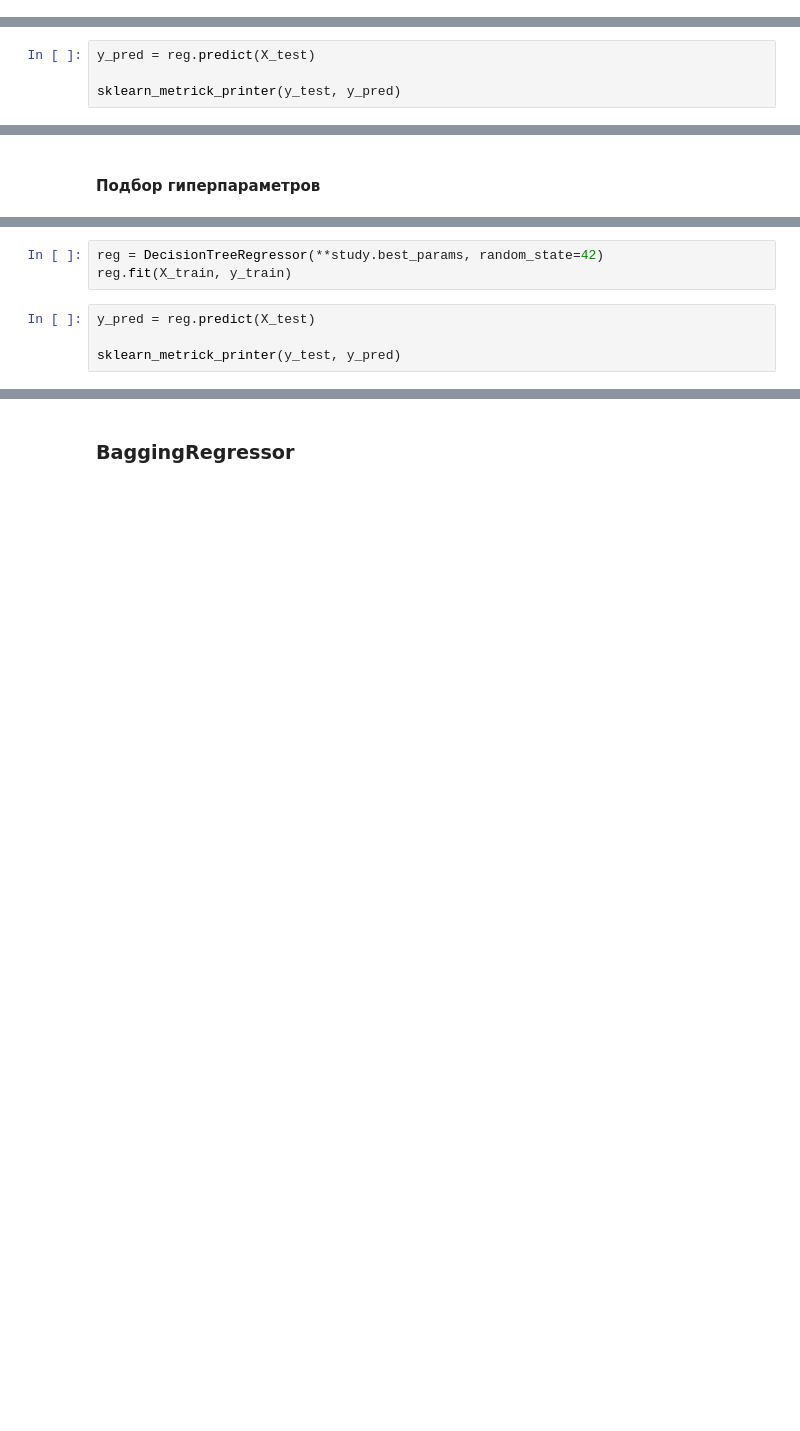
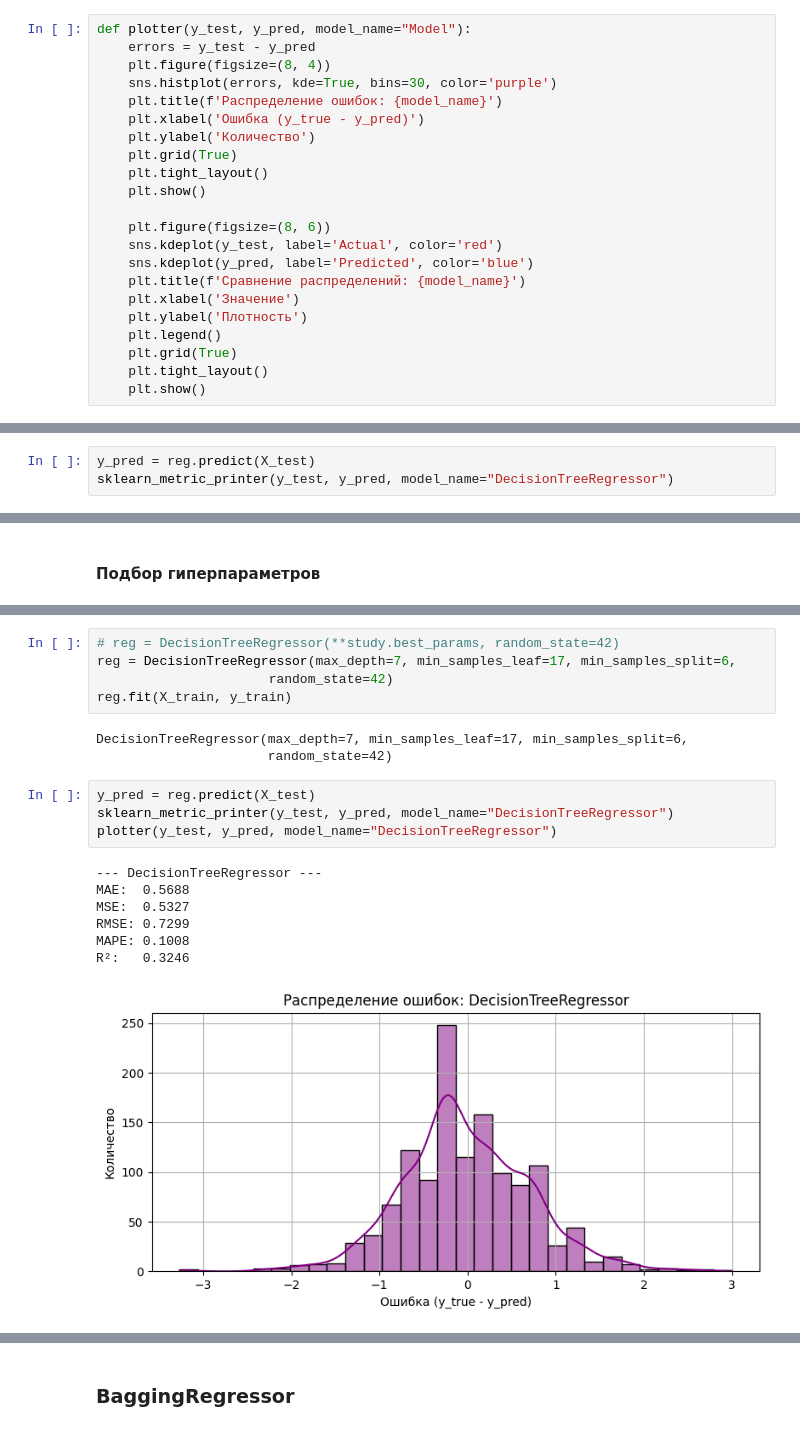
Before and after one commit to Vaiforo/ML1, a Jupyter notebook: r5_lab3.ipynb, the cells around one changed output, grey strips where cells are left out. Drawn from its saved outputs; the diff is of its cells as text; blank space fills up the shorter version.

```diff
--- a/r5_lab3.ipynb
+++ b/r5_lab3.ipynb
@@ -16,3 +25,25 @@ def sklearn_metrick_printer(y_true, y_pred):
+# %%
+def plotter(y_test, y_pred, model_name="Model"):
+    errors = y_test - y_pred
+    plt.figure(figsize=(8, 4))
+    sns.histplot(errors, kde=True, bins=30, color='purple')
+    plt.title(f'Распределение ошибок: {model_name}')
+    plt.xlabel('Ошибка (y_true - y_pred)')
+    plt.ylabel('Количество')
+    plt.grid(True)
+    plt.tight_layout()
+    plt.show()
+
+    plt.figure(figsize=(8, 6))
+    sns.kdeplot(y_test, label='Actual', color='red')
+    sns.kdeplot(y_pred, label='Predicted', color='blue')
+    plt.title(f'Сравнение распределений: {model_name}')
+    plt.xlabel('Значение')
+    plt.ylabel('Плотность')
+    plt.legend()
+    plt.grid(True)
+    plt.tight_layout()
+    plt.show()
 # %%
 data = pd.read_csv('data/r5_eda.csv')
 # %%
@@ -30,4 +61,3 @@ reg.fit(X_train, y_train)
 # %%
 y_pred = reg.predict(X_test)
-
-sklearn_metrick_printer(y_test, y_pred)
+sklearn_metric_printer(y_test, y_pred, model_name="DecisionTreeRegressor")
@@ -60,7 +93,20 @@ study.optimize(objective, n_trials=50)
 # %%
-reg = DecisionTreeRegressor(**study.best_params, random_state=42)
+# reg = DecisionTreeRegressor(**study.best_params, random_state=42)
+reg = DecisionTreeRegressor(max_depth=7, min_samples_leaf=17, min_samples_split=6,
+                      random_state=42)
 reg.fit(X_train, y_train)
+# %% [output]
+DecisionTreeRegressor(max_depth=7, min_samples_leaf=17, min_samples_split=6,
+                      random_state=42)
 # %%
 y_pred = reg.predict(X_test)
-
-sklearn_metrick_printer(y_test, y_pred)
+sklearn_metric_printer(y_test, y_pred, model_name="DecisionTreeRegressor")
+plotter(y_test, y_pred, model_name="DecisionTreeRegressor")
+# %% [output]
+--- DecisionTreeRegressor ---
+MAE:  0.5688
+MSE:  0.5327
+RMSE: 0.7299
+MAPE: 0.1008
+R²:   0.3246
+[figure, added]
```
Also changed, not shown: parts of 44 cells of this notebook, 9 other files.
